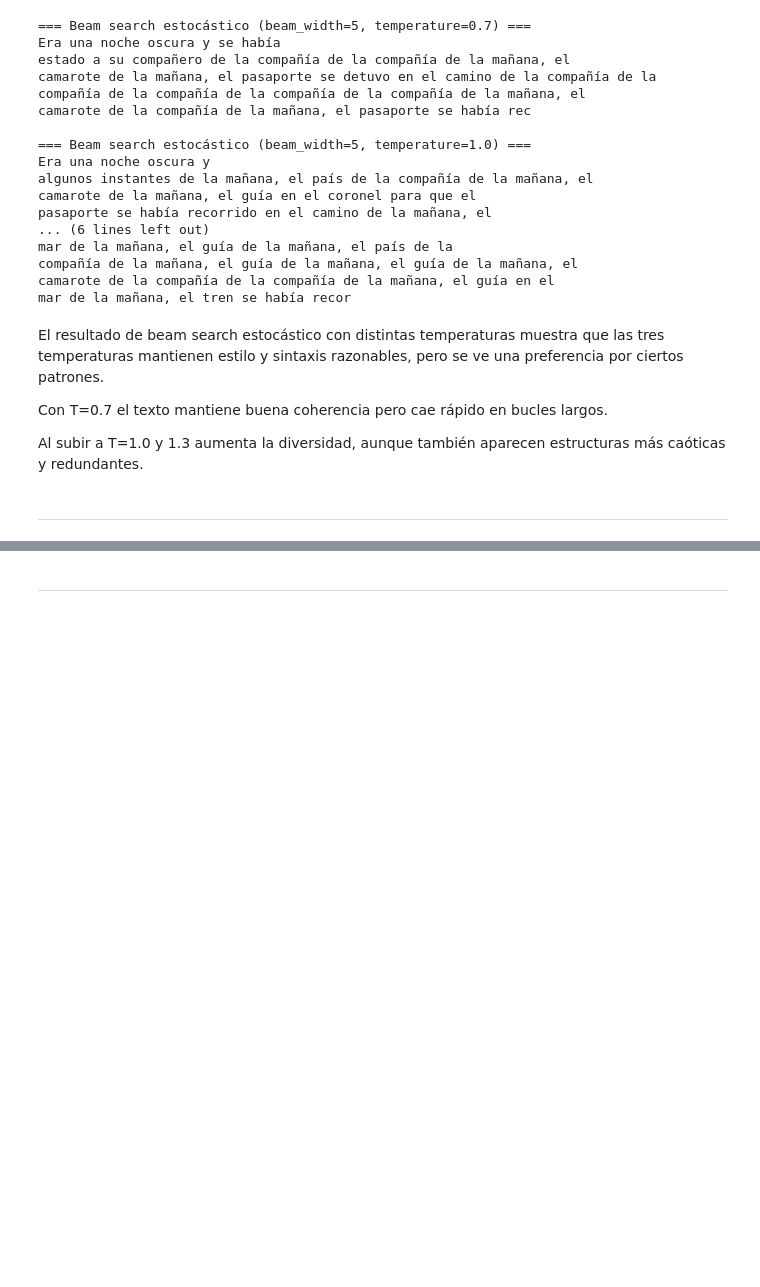
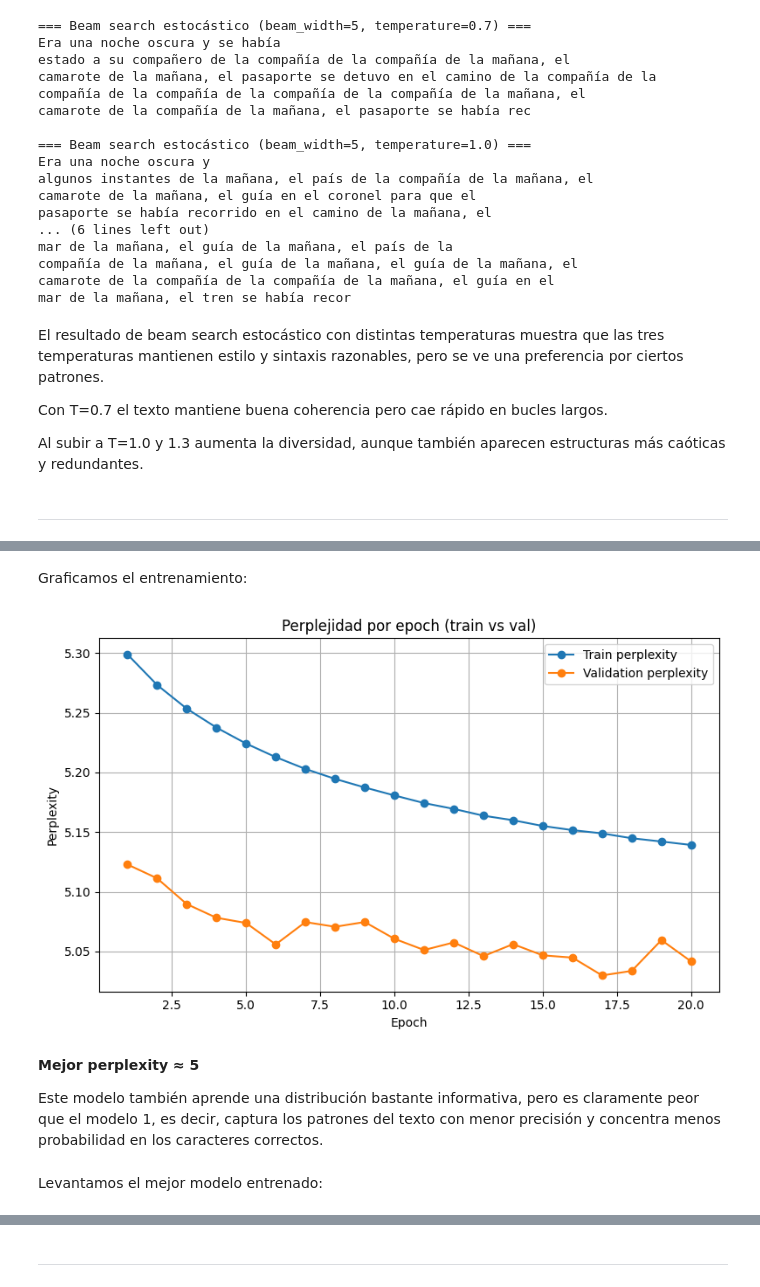
Before and after one commit to joseaviani/CEIA-PLN1-TPs, a Jupyter notebook: Desafio_3/Desafio_3.ipynb, the cells around one changed output, grey strips where cells are left out. Cells and saved outputs as stored; diff of their text form; code cells hidden in the pictures; blank space fills up the shorter version.

```diff
--- a/Desafio_3/Desafio_3.ipynb
+++ b/Desafio_3/Desafio_3.ipynb
@@ -704,0 +707,4 @@ Al subir a T=1.0 y 1.3 aumenta la diversidad, aunque también aparecen estructur
+# %%
+entrenar_modelo2_flag = True # TODO:JA # Definimos un flag para no reentrenar el modelo si no es necesario para evitar demoras
+
+model2_path = f"{models_folder}/model2.keras"
@@ -704,0 +768,20 @@ Al subir a T=1.0 y 1.3 aumenta la diversidad, aunque también aparecen estructur
+# %%
+def entrenar_modelo2(model2, X_train, y_train, X_val, y_val, tokenized_sentences_val, model2_path):
+  BATCH_SIZE = 64
+  EPOCHS = 20 # Después de ciertas pruebas encontramos que el mejor modelo se alcanza antes de 20 epochs
+
+  history_ppl = []
+  hist = model2.fit(
+      X_train,
+      y_train,
+      batch_size=BATCH_SIZE,
+      epochs=EPOCHS,
+      validation_data=(X_val, y_val),
+      callbacks=[PplCallback(tokenized_sentences_val, history_ppl, model2_path)]
+  )
+
+  return hist, history_ppl
+
+
+if entrenar_modelo2_flag:
+  modelo2_hist, modelo2_history_ppl = entrenar_modelo2(model2, X_train, y_train, X_val, y_val, tokenized_sentences_val, model2_path)
@@ -704,0 +806,13 @@ Al subir a T=1.0 y 1.3 aumenta la diversidad, aunque también aparecen estructur
+# %% [markdown]
+Graficamos el entrenamiento:
+# %%
+if entrenar_modelo2_flag:
+  graficar_entrenamiento(modelo2_hist, modelo2_history_ppl)
+# %% [output]
+[figure, added]
+# %% [markdown]
+**Mejor perplexity ≈ 5**
+
+Este modelo también aprende una distribución bastante informativa, pero es claramente peor que el modelo 1, es decir, captura los patrones del texto con menor precisión y concentra menos probabilidad en los caracteres correctos.
+# %% [markdown]
+Levantamos el mejor modelo entrenado:
```
Also changed, not shown: parts of 35 cells of this notebook, 1 other file.
